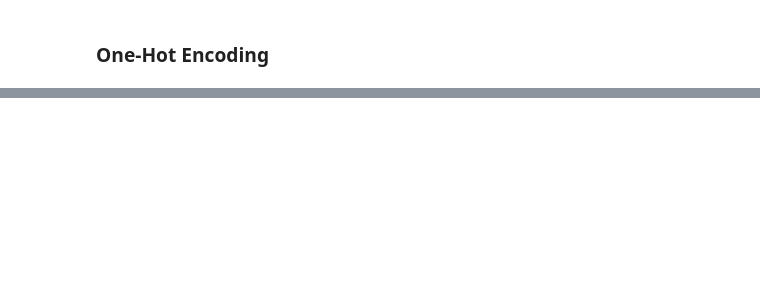
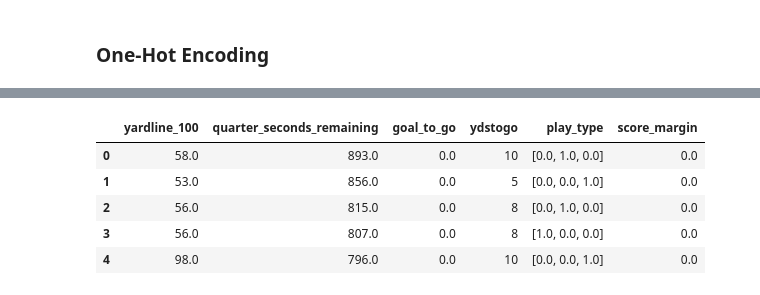
Before and after one commit to nnathalied/ECS-171-Team-19, a Jupyter notebook: Data_PreProcessing_Code/ECS171project_plots.ipynb, the cells around one changed output, grey strips where cells are left out. Cells and saved outputs as stored; diff of their text form; code cells hidden in the pictures; blank space fills up the shorter version.

```diff
--- a/Data_PreProcessing_Code/ECS171project_plots.ipynb
+++ b/Data_PreProcessing_Code/ECS171project_plots.ipynb
@@ -167,0 +40,10 @@ plt.show
+# %%
+nfl1["play_type"] = home_onehot_encoded.tolist()
+nfl1.head()
+# %% [output]
+|  | yardline_100 | quarter_seconds_remaining | goal_to_go | ydstogo | play_type | score_margin |
+| 0 | 58.0 | 893.0 | 0.0 | 10 | [0.0, 1.0, 0.0] | 0.0 |
+| 1 | 53.0 | 856.0 | 0.0 | 5 | [0.0, 0.0, 1.0] | 0.0 |
+| 2 | 56.0 | 815.0 | 0.0 | 8 | [0.0, 1.0, 0.0] | 0.0 |
+| 3 | 56.0 | 807.0 | 0.0 | 8 | [1.0, 0.0, 0.0] | 0.0 |
+| 4 | 98.0 | 796.0 | 0.0 | 10 | [0.0, 0.0, 1.0] | 0.0 |
```
Also changed, not shown: parts of 11 cells of this notebook, 7 other files.
